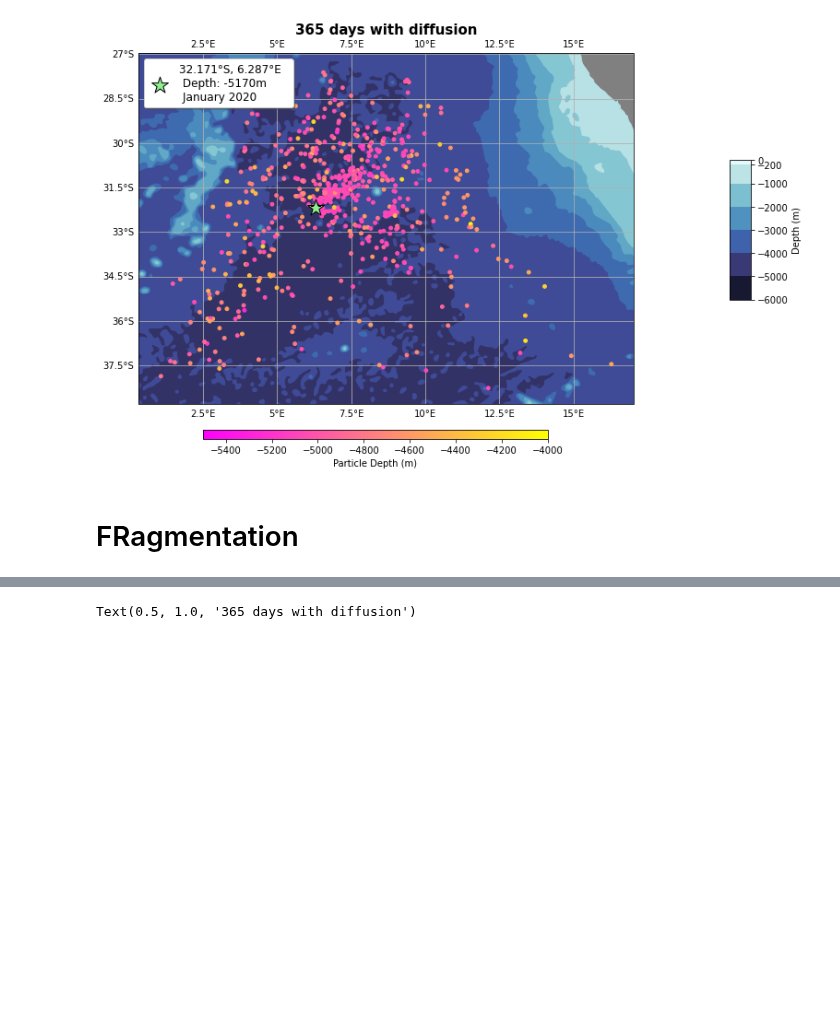
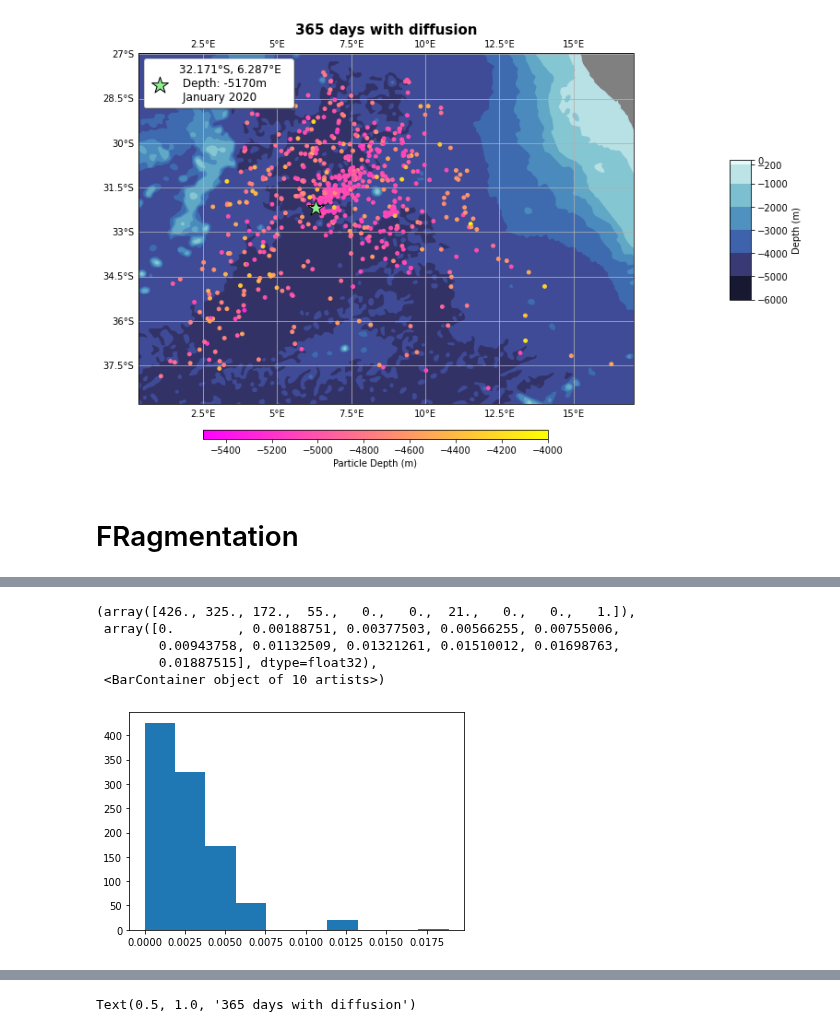
Before and after one commit to OceanParcels/Backtracking_Abyssal_Nanoplastics, a Jupyter notebook: notebooks/diffvsnodiff.ipynb, the cells around one changed output, grey strips where cells are left out. Cells and saved outputs as stored; diff of their text form; code cells hidden in the pictures; blank space fills up the shorter version.

```diff
--- a/notebooks/diffvsnodiff.ipynb
+++ b/notebooks/diffvsnodiff.ipynb
@@ -217,0 +222,9 @@ plt.plot(D['radius'][0,:])
+# %%
+plt.hist(D['v_s'][:, -1])
+# %% [output]
+(array([426., 325., 172.,  55.,   0.,   0.,  21.,   0.,   0.,   1.]),
+ array([0.        , 0.00188751, 0.00377503, 0.00566255, 0.00755006,
+        0.00943758, 0.01132509, 0.01321261, 0.01510012, 0.01698763,
+        0.01887515], dtype=float32),
+ <BarContainer object of 10 artists>)
+[figure, added]
```
Also changed, not shown: parts of 20 cells of this notebook, 3 other files.
